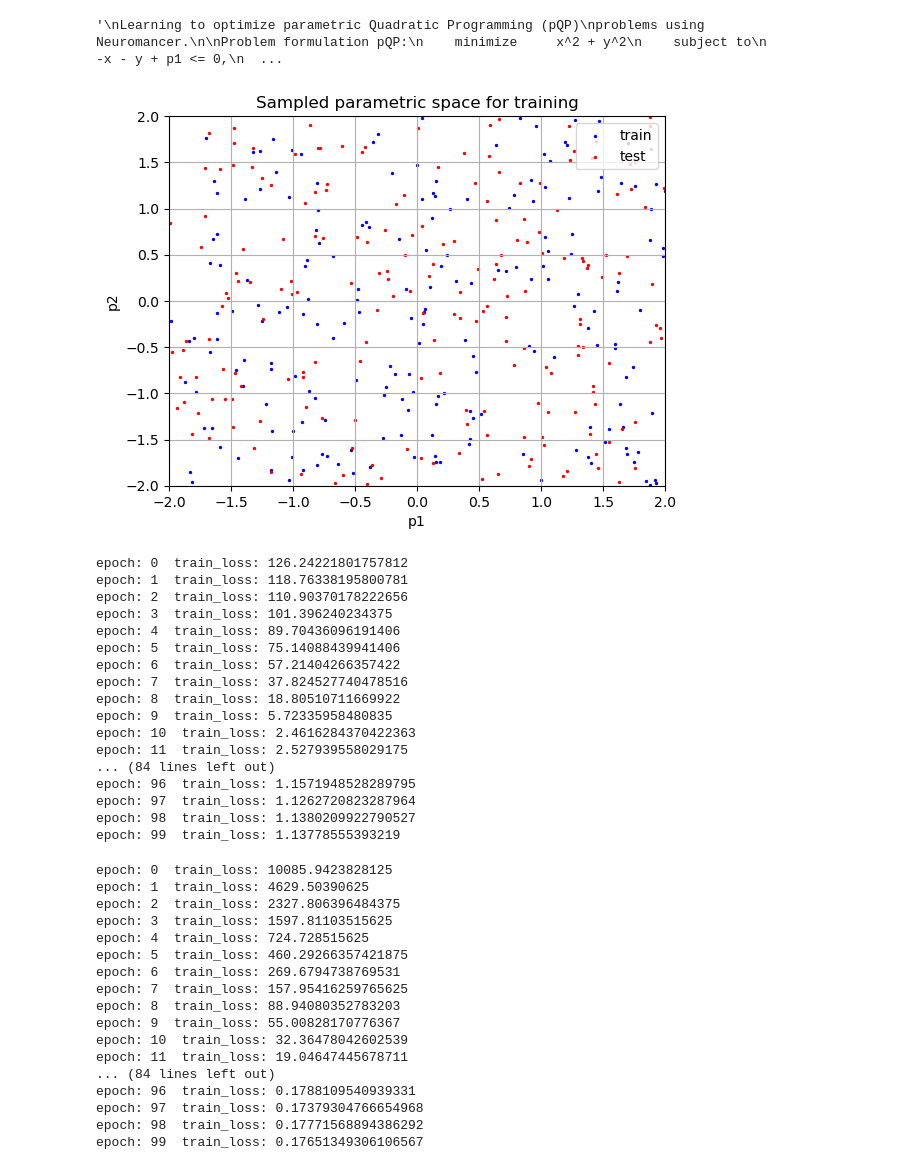
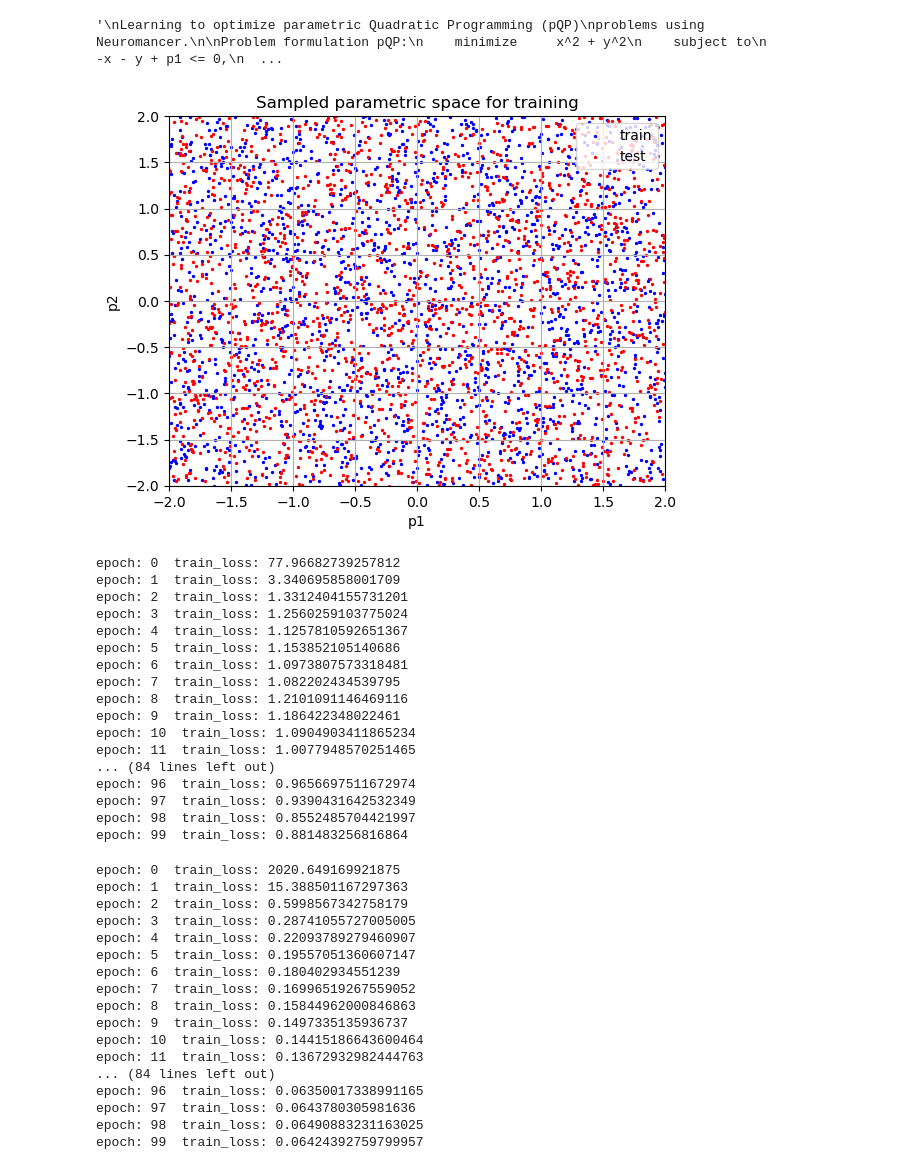
Before and after one commit to pnnl/LOPO, a Jupyter notebook: New_Experiments/pQp_ACS_example.ipynb, the cells around one changed output. Saved outputs shown, nothing was run; the diff lists cells and outputs as text; code cells hidden in the pictures.

```diff
--- a/New_Experiments/pQp_ACS_example.ipynb
+++ b/New_Experiments/pQp_ACS_example.ipynb
@@ -37,7 +37,7 @@ from neuromancer.system import Node
 """
 data_seed = 408
 np.random.seed(data_seed)
-nsim = 200 # number of datapoints: increase sample density for more robust results
+nsim = 2000 # number of datapoints: increase sample density for more robust results
 # create dictionaries with sampled datapoints with uniform distribution
 p_low, p_high = -2.0, 2.0
 samples_train = {"p1": torch.FloatTensor(nsim, 1).uniform_(p_low, p_high),
@@ -50,34 +50,34 @@ samples_test = {"p1": torch.FloatTensor(nsim, 1).uniform_(p_low, p_high),
 train_data = DictDataset(samples_train, name='train')
 dev_data = DictDataset(samples_dev, name='dev')
 test_data = DictDataset(samples_test, name='test')
 # create torch dataloaders for the Trainer
 train_loader = torch.utils.data.DataLoader(train_data, batch_size=100, num_workers=0,
                                             collate_fn=train_data.collate_fn, shuffle=True)
 dev_loader = torch.utils.data.DataLoader(dev_data, batch_size=100, num_workers=0,
                                             collate_fn=dev_data.collate_fn, shuffle=True)
 test_loader = torch.utils.data.DataLoader(test_data, batch_size=100, num_workers=0,
                                             collate_fn=test_data.collate_fn, shuffle=True)
 # note: training quality will depend on the DataLoader parameters such as batch size and shuffle
 
 # visualize taining and test samples for 2D parametric space
 a_train = samples_train['p1'].numpy()
 p_train = samples_train['p2'].numpy()
 a_dev = samples_dev['p1'].numpy()
 p_dev = samples_dev['p2'].numpy()
 plt.figure()
 plt.scatter(a_train, p_train, s=2., c='blue', marker='o')
 plt.scatter(a_dev, p_dev, s=2., c='red', marker='o')
 plt.title('Sampled parametric space for training')
 plt.xlim(p_low, p_high)
 plt.ylim(p_low, p_high)
 plt.grid(True)
 plt.xlabel('p1')
 plt.ylabel('p2')
 plt.legend(['train', 'test'], loc='upper right')
 plt.show()
 plt.show(block=True)
 # %% [output]
-[figure, old version]
+[figure, new version]
 # %%
 
 """
@@ -155,23 +155,23 @@ trainer = Trainer(
 # Train solution map
 best_model = trainer.train()
 # %% [output]
-epoch: 0  train_loss: 126.24221801757812
-epoch: 1  train_loss: 118.76338195800781
-epoch: 2  train_loss: 110.90370178222656
-epoch: 3  train_loss: 101.396240234375
-epoch: 4  train_loss: 89.70436096191406
-epoch: 5  train_loss: 75.14088439941406
-epoch: 6  train_loss: 57.21404266357422
-epoch: 7  train_loss: 37.824527740478516
-epoch: 8  train_loss: 18.80510711669922
-epoch: 9  train_loss: 5.72335958480835
-epoch: 10  train_loss: 2.4616284370422363
-epoch: 11  train_loss: 2.527939558029175
+epoch: 0  train_loss: 77.96682739257812
+epoch: 1  train_loss: 3.340695858001709
+epoch: 2  train_loss: 1.3312404155731201
+epoch: 3  train_loss: 1.2560259103775024
+epoch: 4  train_loss: 1.1257810592651367
+epoch: 5  train_loss: 1.153852105140686
+epoch: 6  train_loss: 1.0973807573318481
+epoch: 7  train_loss: 1.082202434539795
+epoch: 8  train_loss: 1.2101091146469116
+epoch: 9  train_loss: 1.186422348022461
+epoch: 10  train_loss: 1.0904903411865234
+epoch: 11  train_loss: 1.0077948570251465
 ... (84 lines left out)
-epoch: 96  train_loss: 1.1571948528289795
-epoch: 97  train_loss: 1.1262720823287964
-epoch: 98  train_loss: 1.1380209922790527
-epoch: 99  train_loss: 1.13778555393219
+epoch: 96  train_loss: 0.9656697511672974
+epoch: 97  train_loss: 0.9390431642532349
+epoch: 98  train_loss: 0.8552485704421997
+epoch: 99  train_loss: 0.881483256816864
 # %%
 
 '''
@@ -276,22 +276,22 @@ trainer = Trainer(
 # Train solution map
 best_model = trainer.train()
 # %% [output]
-epoch: 0  train_loss: 10085.9423828125
-epoch: 1  train_loss: 4629.50390625
-epoch: 2  train_loss: 2327.806396484375
-epoch: 3  train_loss: 1597.81103515625
-epoch: 4  train_loss: 724.728515625
-epoch: 5  train_loss: 460.29266357421875
-epoch: 6  train_loss: 269.6794738769531
-epoch: 7  train_loss: 157.95416259765625
-epoch: 8  train_loss: 88.94080352783203
-epoch: 9  train_loss: 55.00828170776367
-epoch: 10  train_loss: 32.36478042602539
-epoch: 11  train_loss: 19.04647445678711
+epoch: 0  train_loss: 2020.649169921875
+epoch: 1  train_loss: 15.388501167297363
+epoch: 2  train_loss: 0.5998567342758179
+epoch: 3  train_loss: 0.28741055727005005
+epoch: 4  train_loss: 0.22093789279460907
+epoch: 5  train_loss: 0.19557051360607147
+epoch: 6  train_loss: 0.180402934551239
+epoch: 7  train_loss: 0.16996519267559052
+epoch: 8  train_loss: 0.15844962000846863
+epoch: 9  train_loss: 0.1497335135936737
+epoch: 10  train_loss: 0.14415186643600464
+epoch: 11  train_loss: 0.13672932982444763
 ... (84 lines left out)
-epoch: 96  train_loss: 0.1788109540939331
-epoch: 97  train_loss: 0.17379304766654968
-epoch: 98  train_loss: 0.17771568894386292
-epoch: 99  train_loss: 0.17651349306106567
+epoch: 96  train_loss: 0.06350017338991165
+epoch: 97  train_loss: 0.0643780305981636
+epoch: 98  train_loss: 0.06490883231163025
+epoch: 99  train_loss: 0.06424392759799957
 # %%
 solver.num_steps = 10
```
Also changed, not shown: parts of 5 cells of this notebook, 14 other files.
